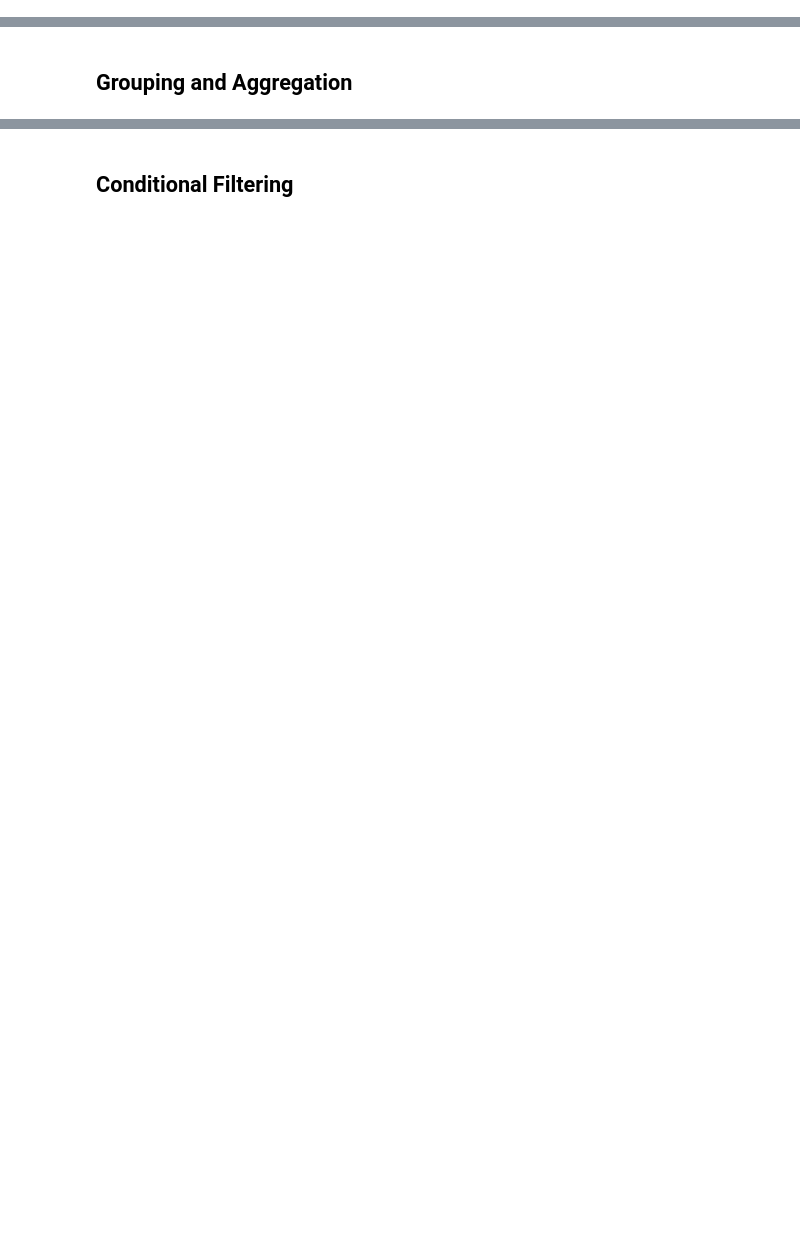
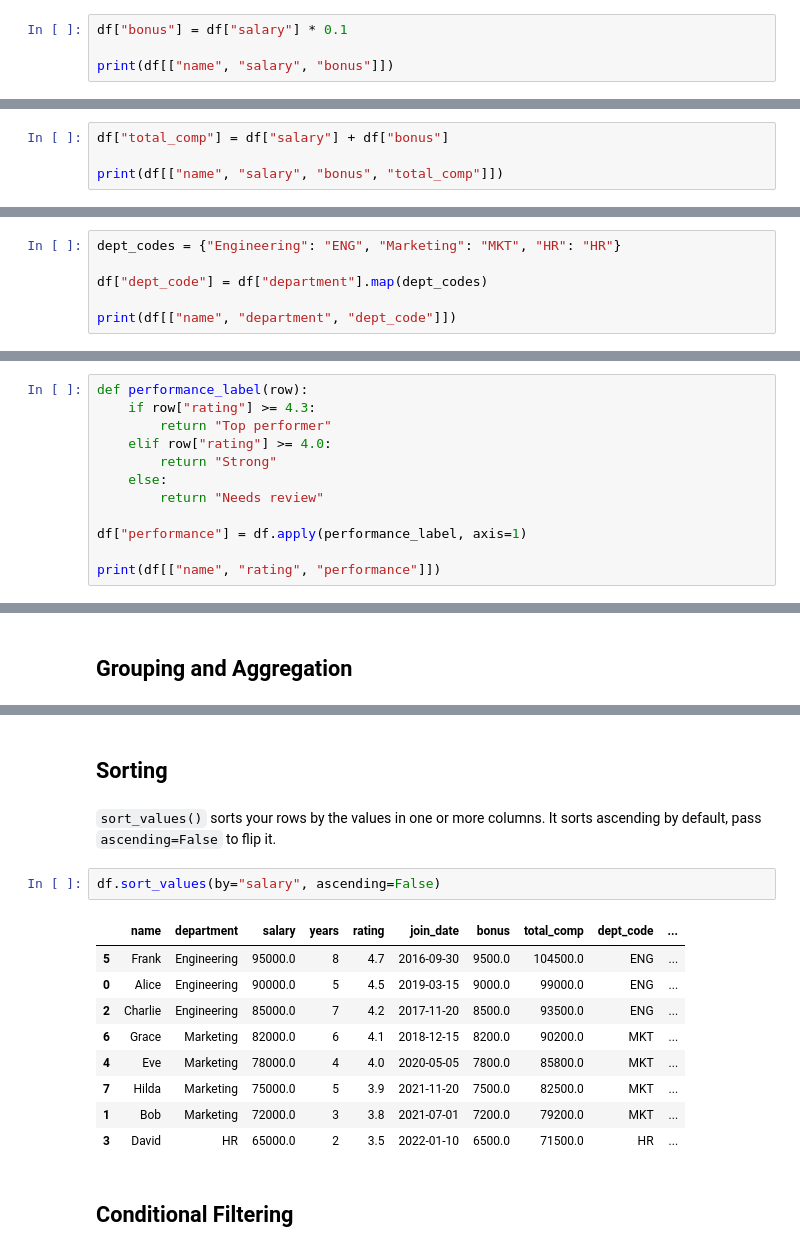
Before and after one commit to fancifulcrow/DS-Introduction-Notebooks, a Jupyter notebook: notebooks/N02-Pandas-Data-Manipulation.ipynb, the cells around one changed output, grey strips where cells are left out. Drawn from its saved outputs; the diff is of its cells as text; blank space fills up the shorter version.

```diff
--- a/notebooks/N02-Pandas-Data-Manipulation.ipynb
+++ b/notebooks/N02-Pandas-Data-Manipulation.ipynb
@@ -421,0 +451,4 @@ sorting
+# %%
+df["bonus"] = df["salary"] * 0.1
+
+print(df[["name", "salary", "bonus"]])
@@ -421,0 +469,4 @@ sorting
+# %%
+df["total_comp"] = df["salary"] + df["bonus"]
+
+print(df[["name", "salary", "bonus", "total_comp"]])
@@ -421,0 +503,6 @@ sorting
+# %%
+dept_codes = {"Engineering": "ENG", "Marketing": "MKT", "HR": "HR"}
+
+df["dept_code"] = df["department"].map(dept_codes)
+
+print(df[["name", "department", "dept_code"]])
@@ -421,0 +519,12 @@ sorting
+# %%
+def performance_label(row):
+    if row["rating"] >= 4.3:
+        return "Top performer"
+    elif row["rating"] >= 4.0:
+        return "Strong"
+    else:
+        return "Needs review"
+
+df["performance"] = df.apply(performance_label, axis=1)
+
+print(df[["name", "rating", "performance"]])
@@ -435,2 +591,18 @@ sorting
+# %% [markdown]
+## Sorting
+# %% [markdown]
+`sort_values()` sorts your rows by the values in one or more columns. It sorts ascending by default, pass `ascending=False` to flip it.
+# %%
+df.sort_values(by="salary", ascending=False)
+# %% [output]
+|  | name | department | salary | years | rating | join_date | bonus | total_comp | dept_code | ... |
+| 5 | Frank | Engineering | 95000.0 | 8 | 4.7 | 2016-09-30 | 9500.0 | 104500.0 | ENG | ... |
+| 0 | Alice | Engineering | 90000.0 | 5 | 4.5 | 2019-03-15 | 9000.0 | 99000.0 | ENG | ... |
+| 2 | Charlie | Engineering | 85000.0 | 7 | 4.2 | 2017-11-20 | 8500.0 | 93500.0 | ENG | ... |
+| 6 | Grace | Marketing | 82000.0 | 6 | 4.1 | 2018-12-15 | 8200.0 | 90200.0 | MKT | ... |
+| 4 | Eve | Marketing | 78000.0 | 4 | 4.0 | 2020-05-05 | 7800.0 | 85800.0 | MKT | ... |
+| 7 | Hilda | Marketing | 75000.0 | 5 | 3.9 | 2021-11-20 | 7500.0 | 82500.0 | MKT | ... |
+| 1 | Bob | Marketing | 72000.0 | 3 | 3.8 | 2021-07-01 | 7200.0 | 79200.0 | MKT | ... |
+| 3 | David | HR | 65000.0 | 2 | 3.5 | 2022-01-10 | 6500.0 | 71500.0 | HR | ... |
 # %% [markdown]
 ## Conditional Filtering
```
Also changed, not shown: parts of 50 cells of this notebook, 2 other files.
